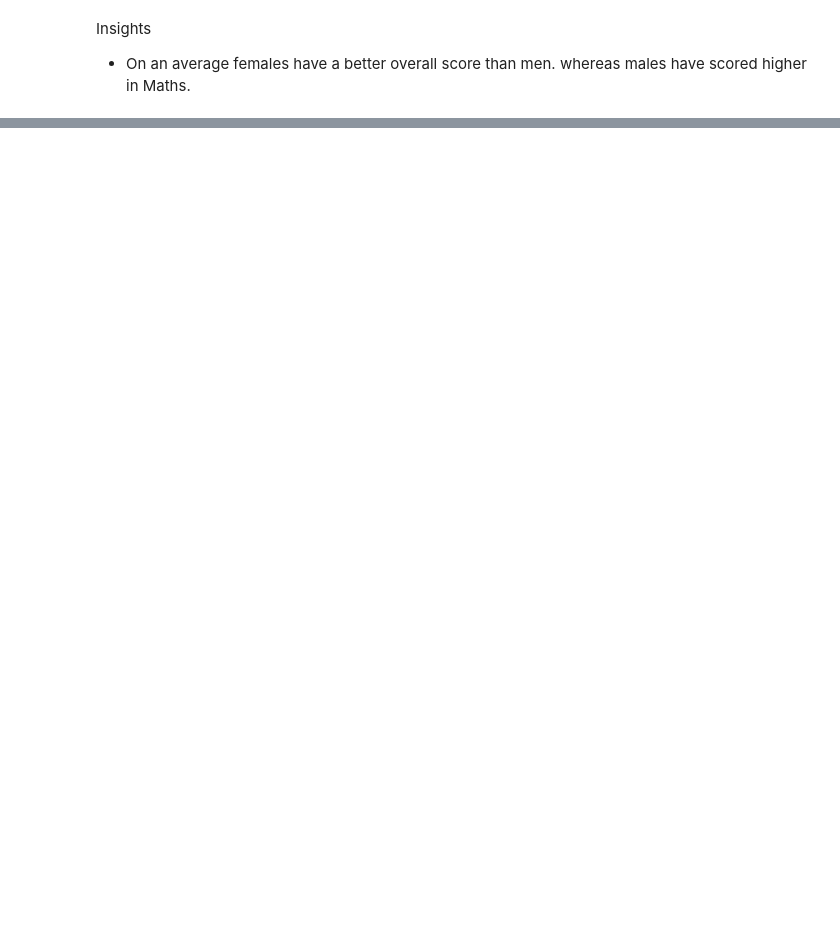
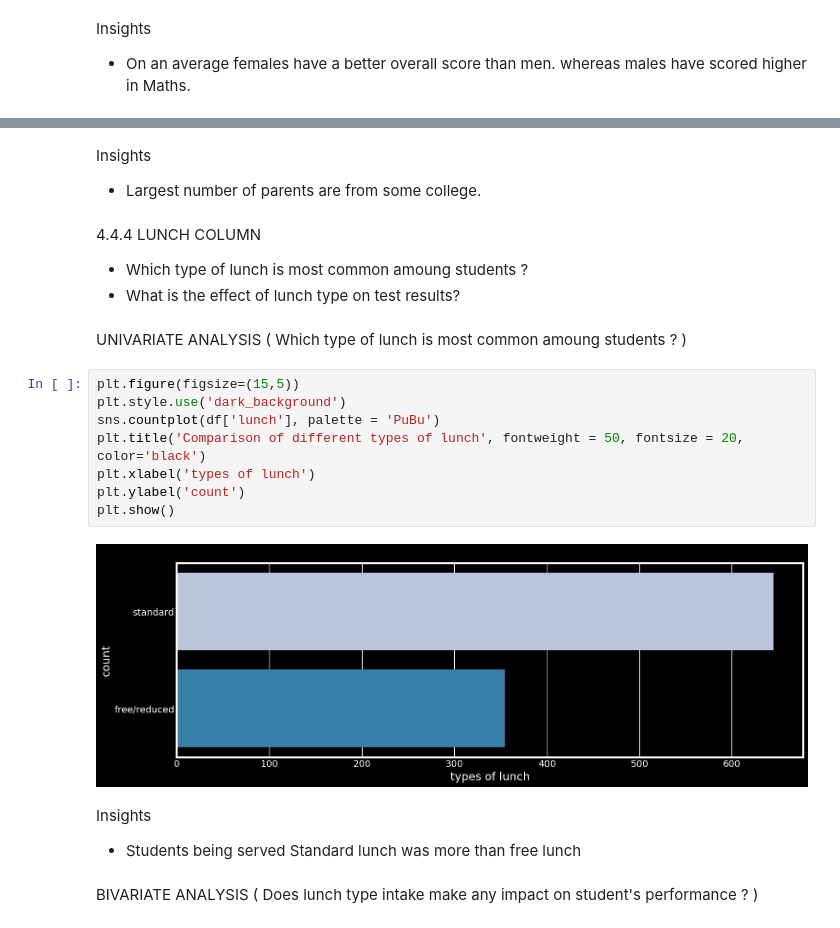
Before and after one commit to Shraddha6211/ML-generic-project, a Jupyter notebook: notebook/1. EDA Student Performance.ipynb, the cells around one changed output, grey strips where cells are left out. Drawn from its saved outputs; the diff is of its cells as text; blank space fills up the shorter version.

```diff
--- a/notebook/1. EDA Student Performance.ipynb
+++ b/notebook/1. EDA Student Performance.ipynb
@@ -513,0 +605,24 @@ whereas males have scored higher in Maths.
+# %% [markdown]
+Insights
+* Largest number of parents are from some college.
+# %% [markdown]
+4.4.4 LUNCH COLUMN
+* Which type of lunch is most common amoung students ?
+* What is the effect of lunch type on test results?
+# %% [markdown]
+UNIVARIATE ANALYSIS ( Which type of lunch is most common amoung students ? )
+# %%
+plt.figure(figsize=(15,5))
+plt.style.use('dark_background')
+sns.countplot(df['lunch'], palette = 'PuBu')
+plt.title('Comparison of different types of lunch', fontweight = 50, fontsize = 20, color='black')
+plt.xlabel('types of lunch')
+plt.ylabel('count')
+plt.show()
+# %% [output]
+[figure, added]
+# %% [markdown]
+Insights
+* Students being served Standard lunch was more than free lunch
+# %% [markdown]
+BIVARIATE ANALYSIS ( Does lunch type intake make any impact on student's performance ? )
```
Also changed, not shown: parts of 32 cells of this notebook.
